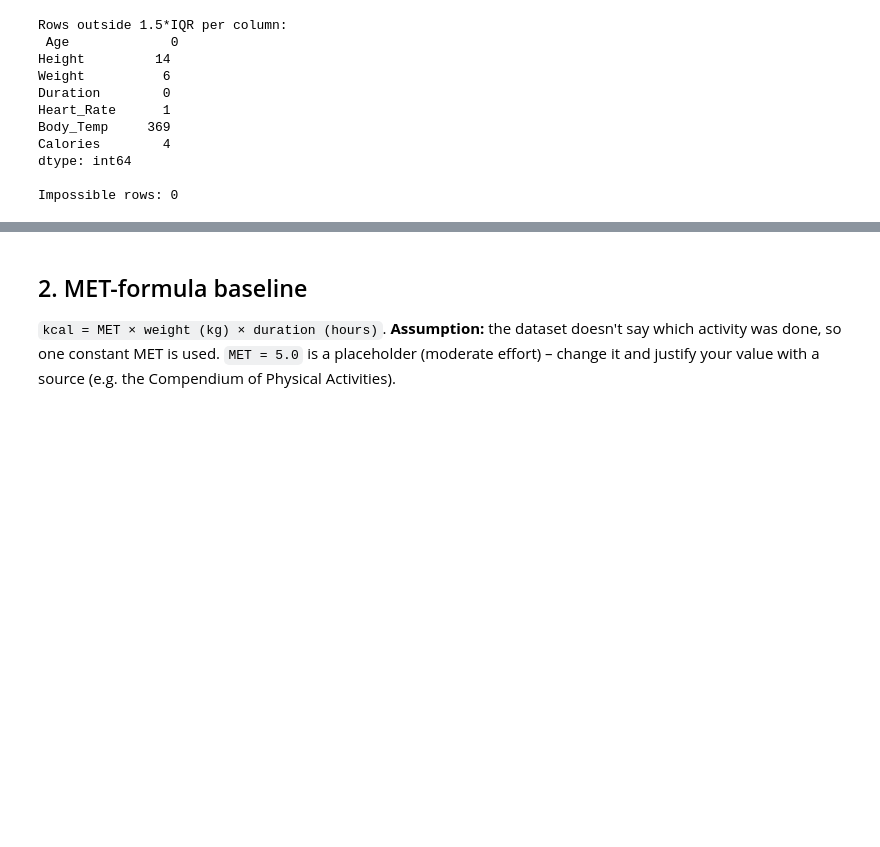
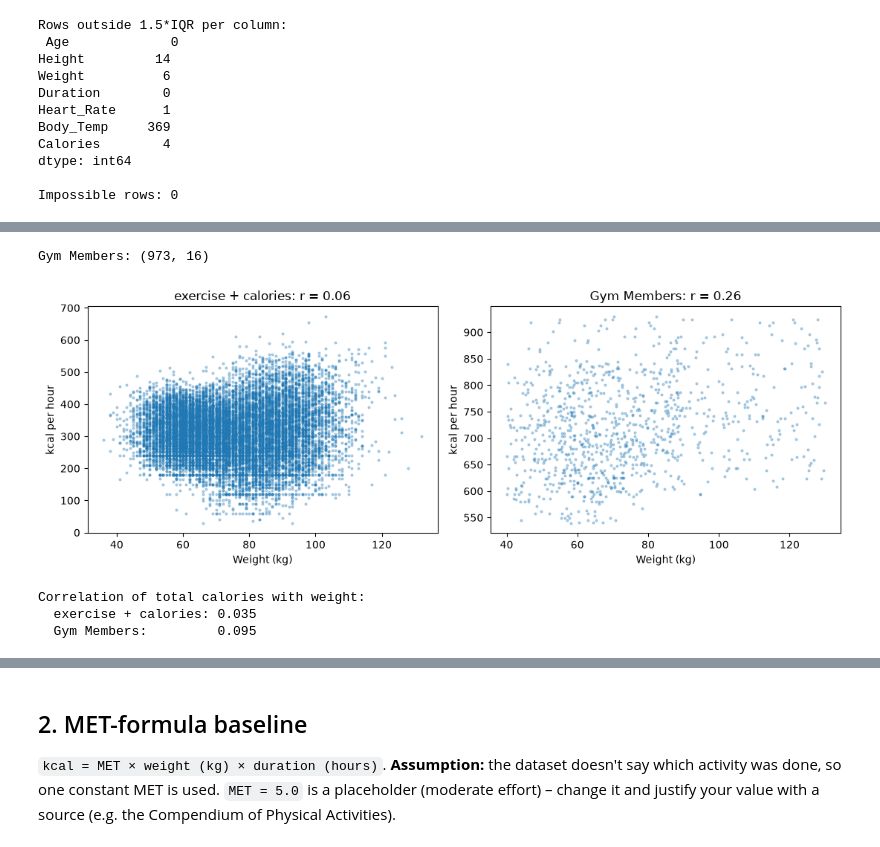
Before and after one commit to gdarslan/AI-GYM-Project, a Jupyter notebook: notebooks/calorie_model_starter.ipynb, the cells around one changed output, grey strips where cells are left out. Drawn from its saved outputs; the diff is of its cells as text; code cells hidden in the pictures; blank space fills up the shorter version.

```diff
--- a/notebooks/calorie_model_starter.ipynb
+++ b/notebooks/calorie_model_starter.ipynb
@@ -13,8 +13,12 @@ from sklearn.metrics import mean_squared_error, r2_score, mean_absolute_error
 # ---- CONFIG: point these at your downloaded Kaggle files ----
 # Some versions of the dataset ship as two files (exercise.csv + calories.csv, joined on User_ID),
 # others as one file. If you have ONE file, set EXERCISE_CSV = None.
-CALORIES_CSV = "../data/raw/fmendes-DAT263x-demos/calories.csv"
-EXERCISE_CSV = "../data/raw/fmendes-DAT263x-demos/exercise.csv"
+from pathlib import Path
+# Works whether the kernel starts in notebooks/ or in the project root
+ROOT = next(p for p in [Path.cwd(), *Path.cwd().parents] if (p / "data" / "raw").is_dir())
+RAW = ROOT / "data" / "raw" / "fmendes-DAT263x-demos"
+CALORIES_CSV = RAW / "calories.csv"
+EXERCISE_CSV = RAW / "exercise.csv"
 RANDOM_STATE = 42
 # %% [markdown]
 ## 1. Load and inspect
@@ -89,0 +99,25 @@ Impossible rows: 0
+# %%
+GYM_CSV = ROOT / "data" / "raw" / "Gym-Members-Exercise-Dataset" / "gym_members_exercise_tracking.csv"
+gym = pd.read_csv(GYM_CSV)
+gym["kcal_per_hour"] = gym["Calories_Burned"] / gym["Session_Duration (hours)"]
+df["kcal_per_hour"] = df["Calories"] / (df["Duration"] / 60)   # Duration in minutes
+print("Gym Members:", gym.shape)
+
+# Check 1: calories vs weight
+fig, axes = plt.subplots(1, 2, figsize=(11, 4), sharey=False)
+for ax, (name, data, w, k) in zip(axes, [("exercise + calories", df, "Weight", "kcal_per_hour"),
+                                         ("Gym Members", gym, "Weight (kg)", "kcal_per_hour")]):
+    ax.scatter(data[w], data[k], s=4, alpha=.3)
+    ax.set_xlabel("Weight (kg)"); ax.set_ylabel("kcal per hour")
+    ax.set_title(f"{name}: r = {data[w].corr(data[k]):.2f}")
+plt.tight_layout(); plt.show()
+
+print("Correlation of total calories with weight:")
+print("  exercise + calories:", round(df["Calories"].corr(df["Weight"]), 3))
+print("  Gym Members:        ", round(gym["Calories_Burned"].corr(gym["Weight (kg)"]), 3))
+# %% [output]
+Gym Members: (973, 16)
+[figure, added]
+Correlation of total calories with weight:
+  exercise + calories: 0.035
+  Gym Members:         0.095
```
Also changed, not shown: parts of 8 cells of this notebook, 2 other files.
